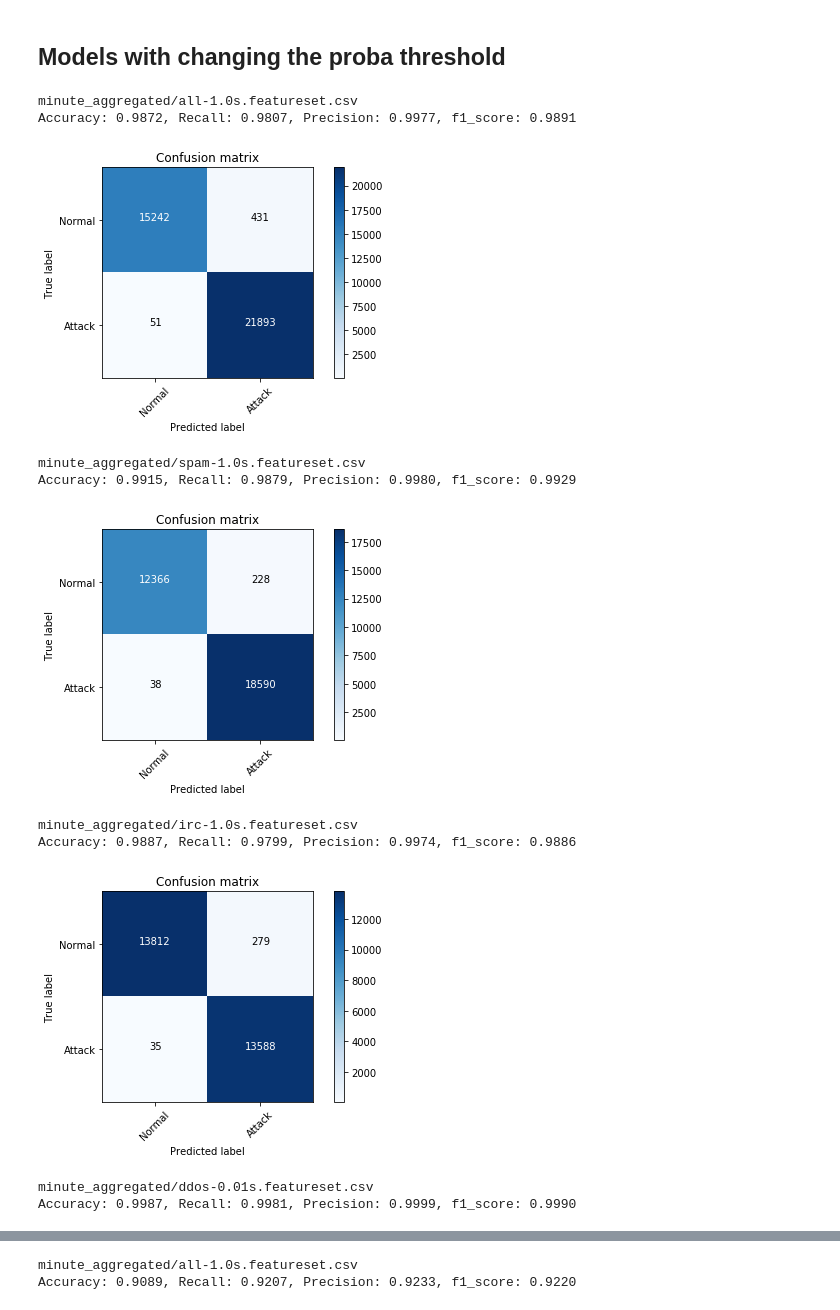
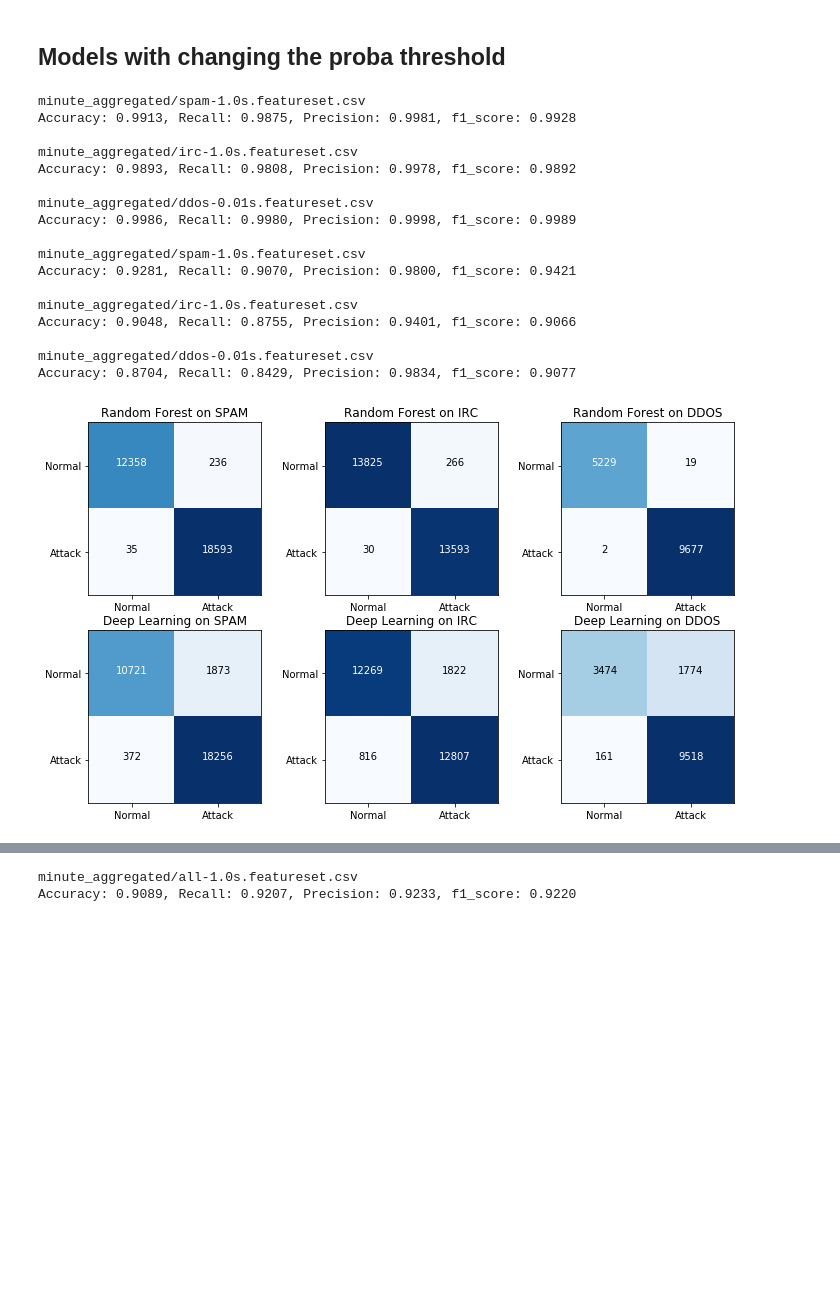
Before and after one commit to SpokenBanana/lambda-code, a Jupyter notebook: ddos-detection/WithNormal.ipynb, the cells around one changed output, grey strips where cells are left out. Cells and saved outputs as stored; diff of their text form; code cells hidden in the pictures; blank space fills up the shorter version.

Commit message:
Added better confusion matrices

```diff
--- a/ddos-detection/WithNormal.ipynb
+++ b/ddos-detection/WithNormal.ipynb
@@ -142,7 +148,8 @@ for i, f in enumerate(files):
     for key in ['accuracy', 'recall', 'precision', 'f1_score']:
         line += '{:.3f},'.format(results[key])
     metrics.append(line)
-    plot_confusion_matrix(results['confusion_matrix'], ['Normal', 'Attack'], title="Confusion Matrix for Deep Learning on {}".format(attack_types[i].upper()))
+    plot_confusion_matrix(results['confusion_matrix'], ['Normal', 'Attack'], title="Deep Learning on {}".format(attack_types[i].upper()))
+
 
 for metric in metrics:
     print(metric)
@@ -170,27 +177,55 @@ Accuracy: 0.9421, Recall: 0.9464, Precision: 0.9654, f1_score: 0.9558
 # %%
 # Probability manipulation
 from botnet_detection import summary_of_detection, rf_train, test_dict, get_specific_features_from, dl_train, dl_test_dict, test_proba
 from summarizer import Summarizer
 from plot_features import plot_confusion_matrix
-attacks = ['spam', 'irc', 'all', 'ddos']
-files += ['minute_aggregated/{}-1.0s.featureset.csv'.format(attack) for attack in attacks]
+from botnet_detection import summary_of_detection, rf_train, test_dict, get_specific_features_from, dl_train, dl_test_dict, dl_test_proba
+from summarizer import Summarizer
+from plot_features import plot_confusion_matrix
+attacks = ['spam', 'irc', 'ddos']
+files = ['minute_aggregated/{}-1.0s.featureset.csv'.format(attack) for attack in attacks]
 files[-1] = 'minute_aggregated/ddos-0.01s.featureset.csv'
+plt.figure(figsize=(12, 7))
 for i, f in enumerate(files):
     print(f)
     xtrain, xtest, ytrain, ytest = get_specific_features_from(f, Summarizer().features)
     clf = rf_train(xtrain, ytrain, trees=50)
     results = test_proba(clf, xtest, ytest, normal_thresh=.7)
     print('Accuracy: {accuracy:.4f}, Recall: {recall:.4f}, Precision: {precision:.4f}, f1_score: {f1_score:.4f}'.format(**results), '\n')
-    plot_confusion_matrix(results['confusion_matrix'], ['Normal', 'Attack'] title='Confusion Matrix with probability tuning on {}'.format(attacks[i].upper()))
+    plt.subplot(2, 3, i+1)
+    plot_confusion_matrix(results['confusion_matrix'], ['Normal', 'Attack'], title='Random Forest on {}'.format(attacks[i].upper()))
+
+j = 4
+for i, f in enumerate(files):
+    print(f)
+    xtrain, xtest, ytrain, ytest = get_specific_features_from(f, Summarizer().features)
+    clf = dl_train(xtrain, ytrain)
+    results = dl_test_proba(clf, xtest, ytest, .25)
+    print('Accuracy: {accuracy:.4f}, Recall: {recall:.4f}, Precision: {precision:.4f}, f1_score: {f1_score:.4f}'.format(**results), '\n')
+    line = ''
+    for key in ['accuracy', 'recall', 'precision', 'f1_score']:
+        line += '{:.3f},'.format(results[key])
+    metrics.append(line)
+    plt.subplot(2, 3, j)
+    plot_confusion_matrix(results['confusion_matrix'], ['Normal', 'Attack'], title='Deep Learning on {}'.format(attacks[i].upper()))
+    j += 1
+plt.show()
 # %% [output]
-minute_aggregated/all-1.0s.featureset.csv
-Accuracy: 0.9872, Recall: 0.9807, Precision: 0.9977, f1_score: 0.9891
+minute_aggregated/spam-1.0s.featureset.csv
+Accuracy: 0.9913, Recall: 0.9875, Precision: 0.9981, f1_score: 0.9928
+
+minute_aggregated/irc-1.0s.featureset.csv
+Accuracy: 0.9893, Recall: 0.9808, Precision: 0.9978, f1_score: 0.9892
+
+minute_aggregated/ddos-0.01s.featureset.csv
+Accuracy: 0.9986, Recall: 0.9980, Precision: 0.9998, f1_score: 0.9989
+
+minute_aggregated/spam-1.0s.featureset.csv
+Accuracy: 0.9281, Recall: 0.9070, Precision: 0.9800, f1_score: 0.9421
+
+minute_aggregated/irc-1.0s.featureset.csv
+Accuracy: 0.9048, Recall: 0.8755, Precision: 0.9401, f1_score: 0.9066
+
+minute_aggregated/ddos-0.01s.featureset.csv
+Accuracy: 0.8704, Recall: 0.8429, Precision: 0.9834, f1_score: 0.9077
-[figure, old version]
+[figure, new version]
-minute_aggregated/spam-1.0s.featureset.csv
-Accuracy: 0.9915, Recall: 0.9879, Precision: 0.9980, f1_score: 0.9929
-[figure, removed]
-minute_aggregated/irc-1.0s.featureset.csv
-Accuracy: 0.9887, Recall: 0.9799, Precision: 0.9974, f1_score: 0.9886
-[figure, removed]
-minute_aggregated/ddos-0.01s.featureset.csv
-Accuracy: 0.9987, Recall: 0.9981, Precision: 0.9999, f1_score: 0.9990
```
Also changed, not shown: parts of 3 cells of this notebook.
